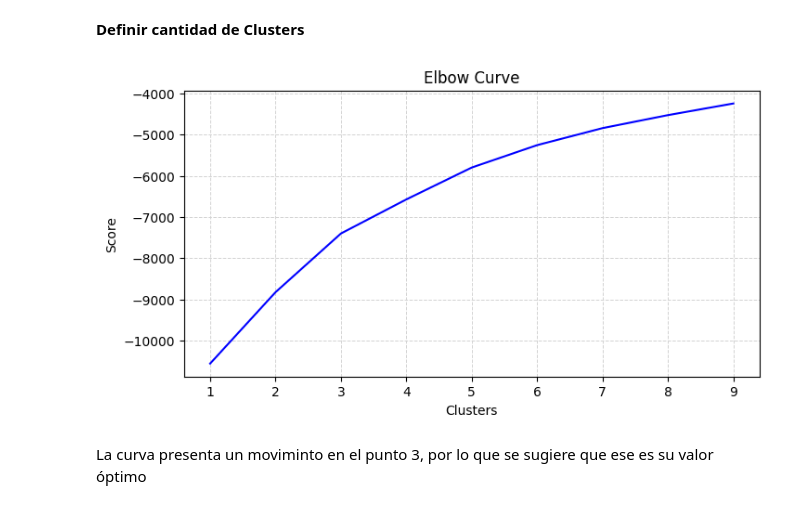
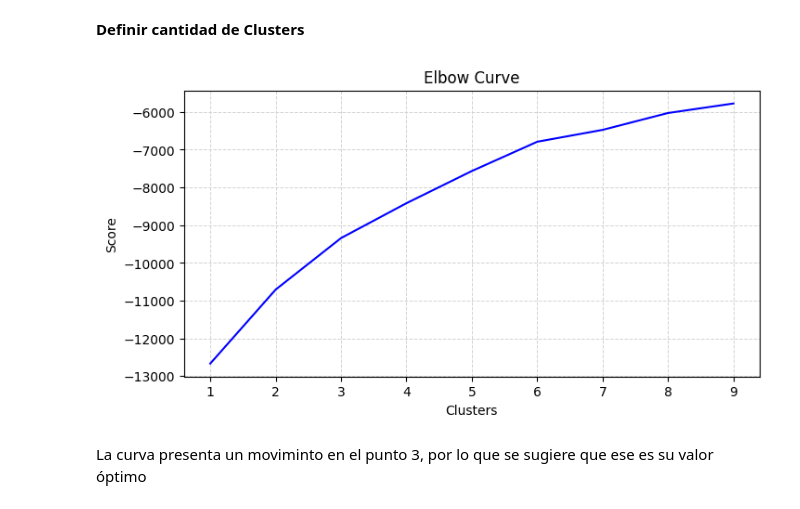
Before and after one commit to dfbat/ml_ean_2024_f, a Jupyter notebook: Cuadernos/Predicción de Obesidad a partir de Hábitos de Vida.ipynb, the cells around one changed output. Saved outputs shown, nothing was run; the diff lists cells and outputs as text; code cells hidden in the pictures.

```diff
--- a/Cuadernos/Predicción de Obesidad a partir de Hábitos de Vida.ipynb
+++ b/Cuadernos/Predicción de Obesidad a partir de Hábitos de Vida.ipynb
@@ -176,32 +210,32 @@ variables_cuant
 # %%
 
 Nc = range(1, 10)  # Evaluar desde 1 hasta 19 clusters
 
 # Normalizar los datos
 scaler = StandardScaler()
-X_scaled = scaler.fit_transform(X)
+variables_cuant_scaled = scaler.fit_transform(variables_cuant)
 
 # Fijar una semilla para la reproducibilidad
 np.random.seed(42)
 
 # Crear una lista de modelos KMeans para cada número de clusters en Nc
 kmeans = [KMeans(n_clusters=i) for i in Nc]  # Inicializar el modelo KMeans para cada valor de Nc
 
 # Calcular la puntuación (score) para cada modelo KMeans ajustado a los datos X
-score = [kmeans[i].fit(X_scaled).score(X_scaled) for i in range(len(kmeans))]  # Ajustar y obtener la puntuación de cada modelo
+score = [kmeans[i].fit(variables_cuant_scaled).score(variables_cuant_scaled) for i in range(len(kmeans))]  # Ajustar y obtener la puntuación de cada modelo
 
 # Configuración de Gráfica
 plt.figure(figsize=(8, 4))  # Establecer el tamaño de la figura para la gráfica
 plt.plot(Nc, score, color='blue')
 plt.grid(color='lightgray', linestyle='--', linewidth=0.7)
 plt.xticks(np.arange(1, 10, 1))
 plt.xlabel('Clusters')
 plt.ylabel('Score')
 plt.title('Elbow Curve')
 
 plt.show()
 # %% [output]
-[figure, old version]
+[figure, new version]
 # %% [markdown]
 La curva presenta un moviminto en el punto 3, por lo que se sugiere que ese es su valor óptimo
 # %% [markdown]
```
Also changed, not shown: parts of 18 cells of this notebook, 1 other file.
